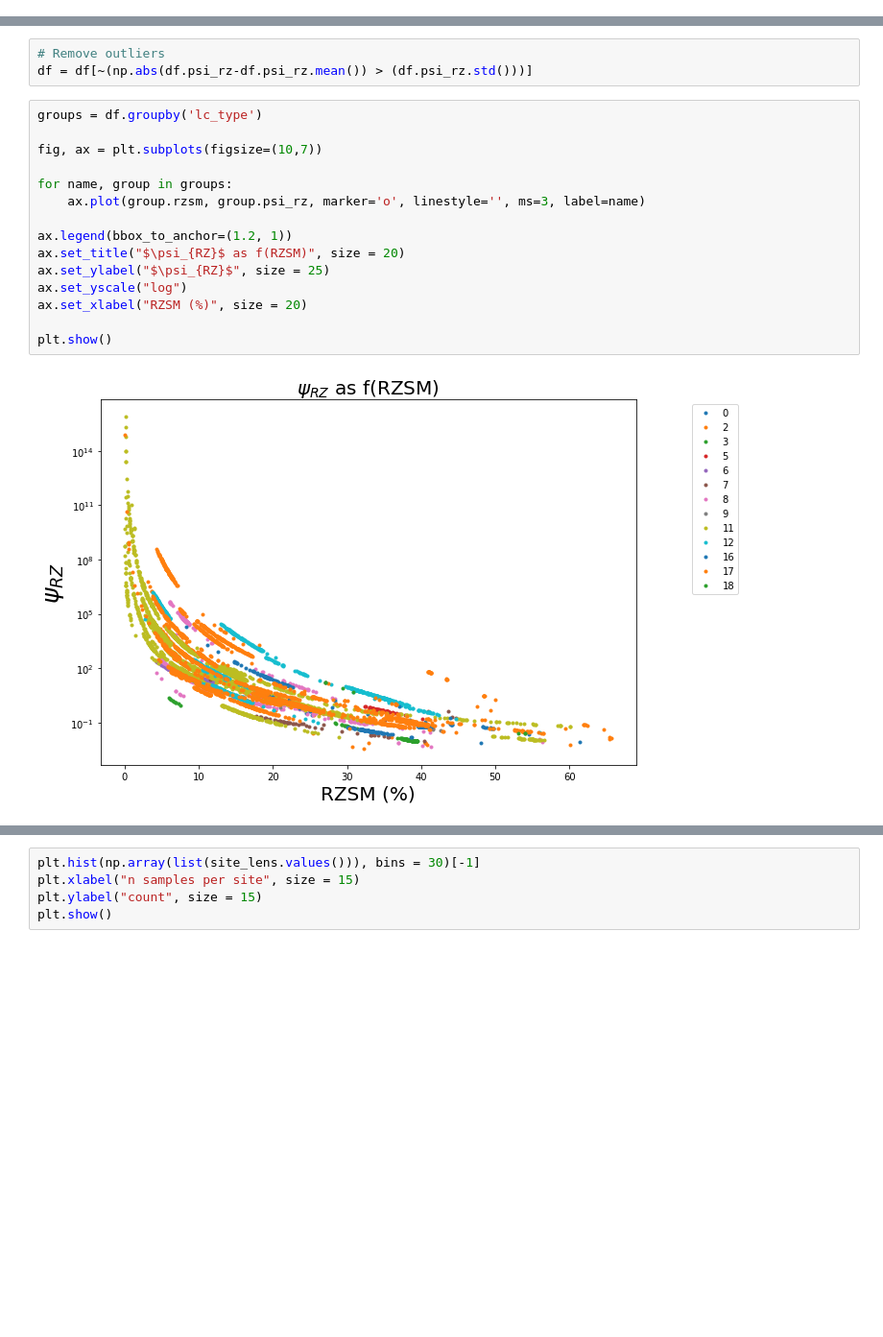
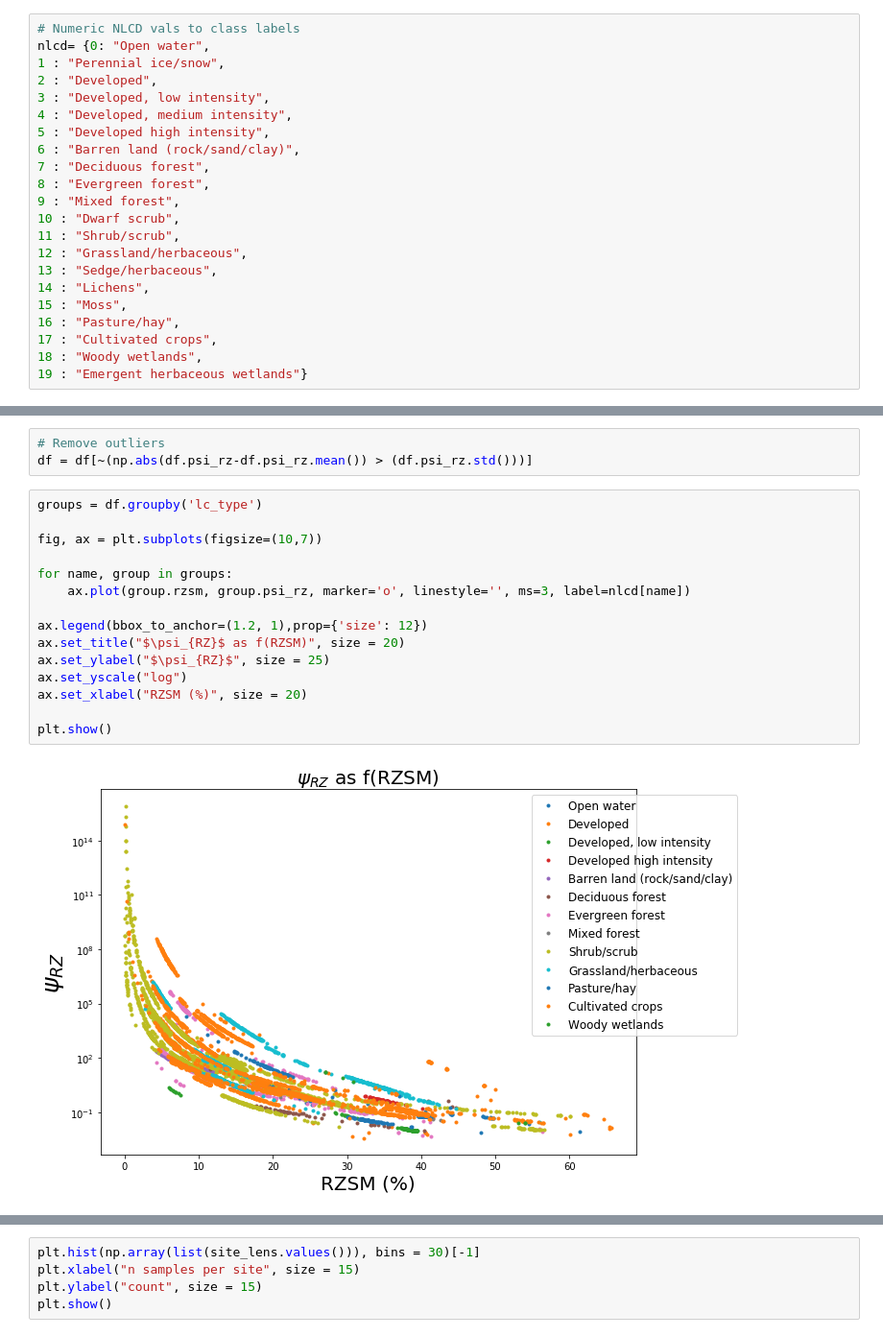
Before and after one commit to kashingtonDC/RZSM, a Jupyter notebook: code/analysis.ipynb, the cells around one changed output, grey strips where cells are left out. Shown: that part at 96% size. Drawn from its saved outputs; the diff is of its cells as text; blank space fills up the shorter version.

```diff
--- a/code/analysis.ipynb
+++ b/code/analysis.ipynb
@@ -20,6 +20,28 @@ from datetime import datetime as dt
 
 plt.rcParams['figure.figsize'] = [18,16]
 ee.Initialize()
+# %%
+# Numeric NLCD vals to class labels
+nlcd= {0: "Open water",
+1 : "Perennial ice/snow",
+2 : "Developed",
+3 : "Developed, low intensity",
+4 : "Developed, medium intensity",
+5 : "Developed high intensity",
+6 : "Barren land (rock/sand/clay)",
+7 : "Deciduous forest",
+8 : "Evergreen forest",
+9 : "Mixed forest",
+10 : "Dwarf scrub",
+11 : "Shrub/scrub",
+12 : "Grassland/herbaceous",
+13 : "Sedge/herbaceous",
+14 : "Lichens",
+15 : "Moss",
+16 : "Pasture/hay",
+17 : "Cultivated crops",
+18 : "Woody wetlands",
+19 : "Emergent herbaceous wetlands"}
 # %%
 # Read data
 # %%
@@ -41,20 +63,20 @@ df = df[~(np.abs(df.psi_rz-df.psi_rz.mean()) > (df.psi_rz.std()))]
 # %%
 groups = df.groupby('lc_type')
 
 fig, ax = plt.subplots(figsize=(10,7))
 
 for name, group in groups:
-    ax.plot(group.rzsm, group.psi_rz, marker='o', linestyle='', ms=3, label=name)
+    ax.plot(group.rzsm, group.psi_rz, marker='o', linestyle='', ms=3, label=nlcd[name])
 
-ax.legend(bbox_to_anchor=(1.2, 1))
+ax.legend(bbox_to_anchor=(1.2, 1),prop={'size': 12})
 ax.set_title("$\psi_{RZ}$ as f(RZSM)", size = 20)
 ax.set_ylabel("$\psi_{RZ}$", size = 25)
 ax.set_yscale("log")
 ax.set_xlabel("RZSM (%)", size = 20)
 
 plt.show()
 # %% [output]
-[figure, old version]
+[figure, new version]
 # %%
 groups = df.groupby('lc_type')
 
```
Also changed, not shown: parts of 22 cells of this notebook.
